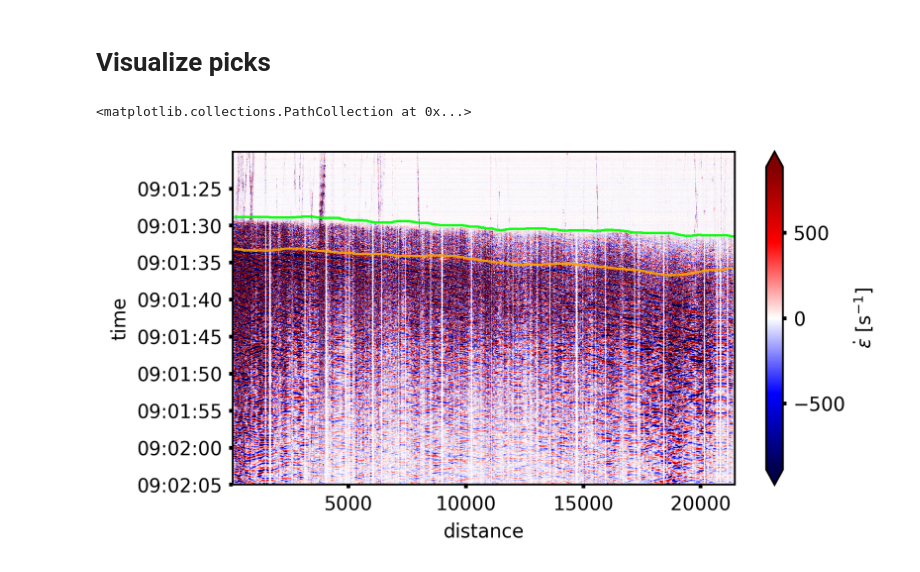
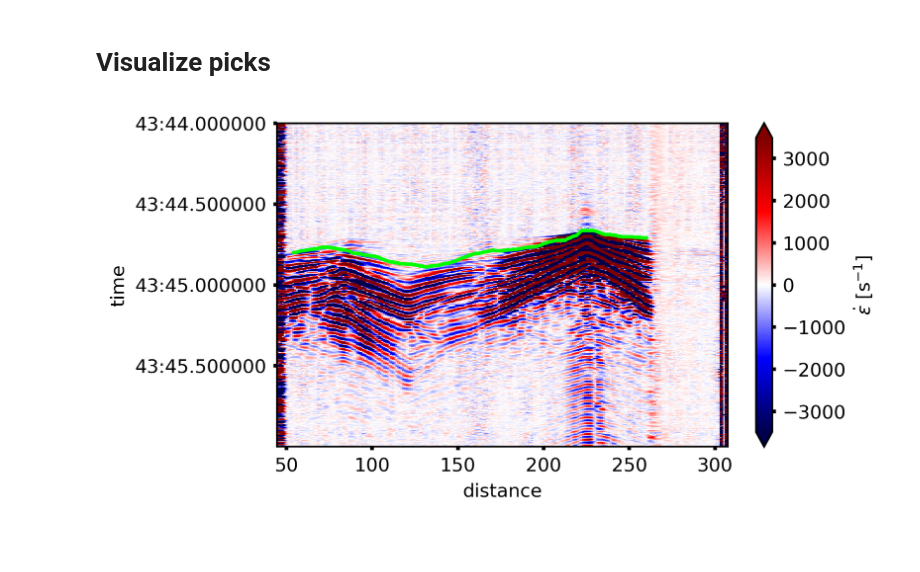
Before and after one commit to Kshitij301199/DAS_Summer_School, a Jupyter notebook: 03_PNRR_MEET_read_xpick.ipynb, the cells around one changed output. Saved outputs shown, nothing was run; the diff lists cells and outputs as text; code cells hidden in the pictures; blank space fills up the shorter version.

```diff
--- a/03_PNRR_MEET_read_xpick.ipynb
+++ b/03_PNRR_MEET_read_xpick.ipynb
@@ -15,5 +15,5 @@ h5_dir = f"./data/17815r/"
 # %%
-data = xd.open_mfdataarray(f"{h5_dir}/*.nc")
+data = xd.open_dataarray(f"{h5_dir}")
 picks = pd.read_csv(f"{path_to_csv}", parse_dates=["time"])
 # %% [markdown]
 # Interpolate picks on cable distances
@@ -101,34 +101,37 @@ plt.rcParams["figure.dpi"] = 300
 
 mm = 1 / 25.4
 # %%
-picks_df_open = pd.read_csv("./data/picks/event.csv", parse_dates=["picks"])
+picks_df_open = pd.read_csv("./data/picks/shot_3.csv", parse_dates=["picks"])
 # %%
 vlim = np.nanpercentile(np.abs(data.values), 90)
 fig, axes = plt.subplots(
     nrows=1,
     ncols=1,
     figsize=(150*mm, 80*mm),
     dpi=300
 )
 ax = axes
 data.plot(robust=True,
     yincrease=False,
     vmin=-vlim, vmax=vlim,
     ax=ax,
     cmap="seismic",
     cbar_kwargs={
         "label": r"$\dot{\varepsilon}$ [s$^{-1}$]",
     })
 ax.scatter(picks_df_open[picks_df_open["Phase"] == "P"]["distance"],
               picks_df_open[picks_df_open["Phase"] == "P"]["picks"],
+              s=1,
               label="Phase P",
               color="lime"
 )
 ax.scatter(picks_df_open[picks_df_open["Phase"] == "S"]["distance"],
               picks_df_open[picks_df_open["Phase"] == "S"]["picks"],
+              s=1,
               label="Phase S",
               color="orange"
 )
+fig.tight_layout()
+fig.savefig("./output/shot_3.png", dpi=600)
 # %% [output]
-<matplotlib.collections.PathCollection at 0x...>
-[figure, old version]
+[figure, new version]
```
Also changed, not shown: parts of 3 cells of this notebook, 15 other files.
